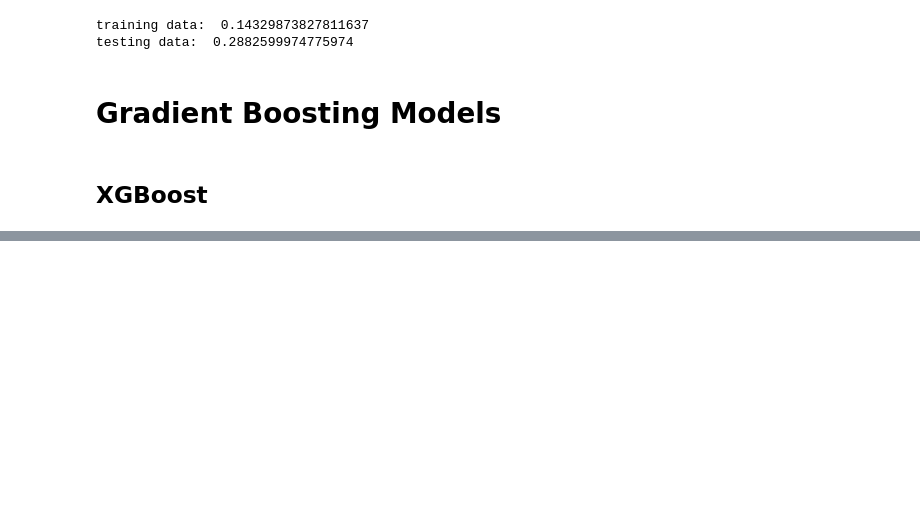
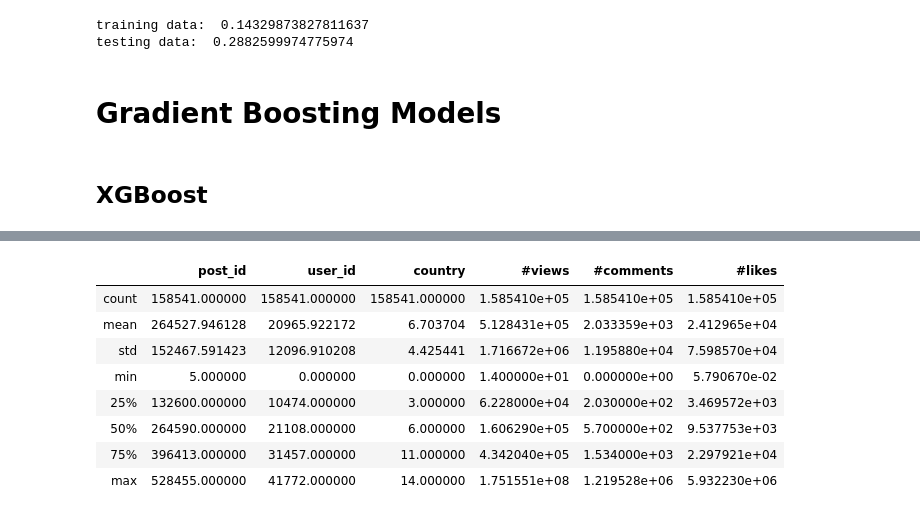
Before and after one commit to itsshivampal/posts-likes-prediction, a Jupyter notebook: data_modelling.ipynb, the cells around one changed output, grey strips where cells are left out. Drawn from its saved outputs; the diff is of its cells as text; code cells hidden in the pictures; blank space fills up the shorter version.

```diff
--- a/data_modelling.ipynb
+++ b/data_modelling.ipynb
@@ -288,0 +334,21 @@ print(np.sqrt(err)*100)
+# %%
+y_predict = final_model.predict(X_predict)
+# %%
+y_mean = np.mean(training_data["#likes"].to_numpy())
+y_std = np.std(training_data["#likes"].to_numpy())
+# %%
+test_data["#likes"] = np.abs(y_std*y_predict + y_mean)
+# %%
+req_data = test_data[["post_id", "user_id", "country", "category", "#views", "#comments", "#likes"]]
+# %%
+req_data.describe()
+# %% [output]
+|  | post_id | user_id | country | #views | #comments | #likes |
+| count | 158541.000000 | 158541.000000 | 158541.000000 | 1.585410e+05 | 1.585410e+05 | 1.585410e+05 |
+| mean | 264527.946128 | 20965.922172 | 6.703704 | 5.128431e+05 | 2.033359e+03 | 2.412965e+04 |
+| std | 152467.591423 | 12096.910208 | 4.425441 | 1.716672e+06 | 1.195880e+04 | 7.598570e+04 |
+| min | 5.000000 | 0.000000 | 0.000000 | 1.400000e+01 | 0.000000e+00 | 5.790670e-02 |
+| 25% | 132600.000000 | 10474.000000 | 3.000000 | 6.228000e+04 | 2.030000e+02 | 3.469572e+03 |
+| 50% | 264590.000000 | 21108.000000 | 6.000000 | 1.606290e+05 | 5.700000e+02 | 9.537753e+03 |
+| 75% | 396413.000000 | 31457.000000 | 11.000000 | 4.342040e+05 | 1.534000e+03 | 2.297921e+04 |
+| max | 528455.000000 | 41772.000000 | 14.000000 | 1.751551e+08 | 1.219528e+06 | 5.932230e+06 |
```
Also changed, not shown: parts of 21 cells of this notebook, 5 other files.
